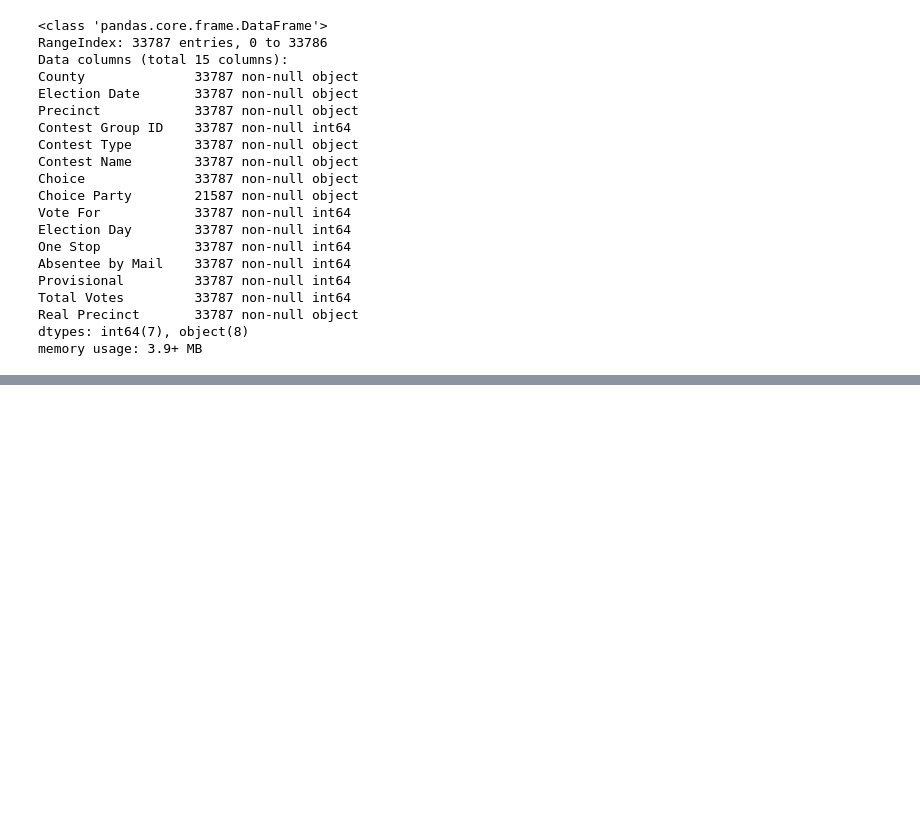
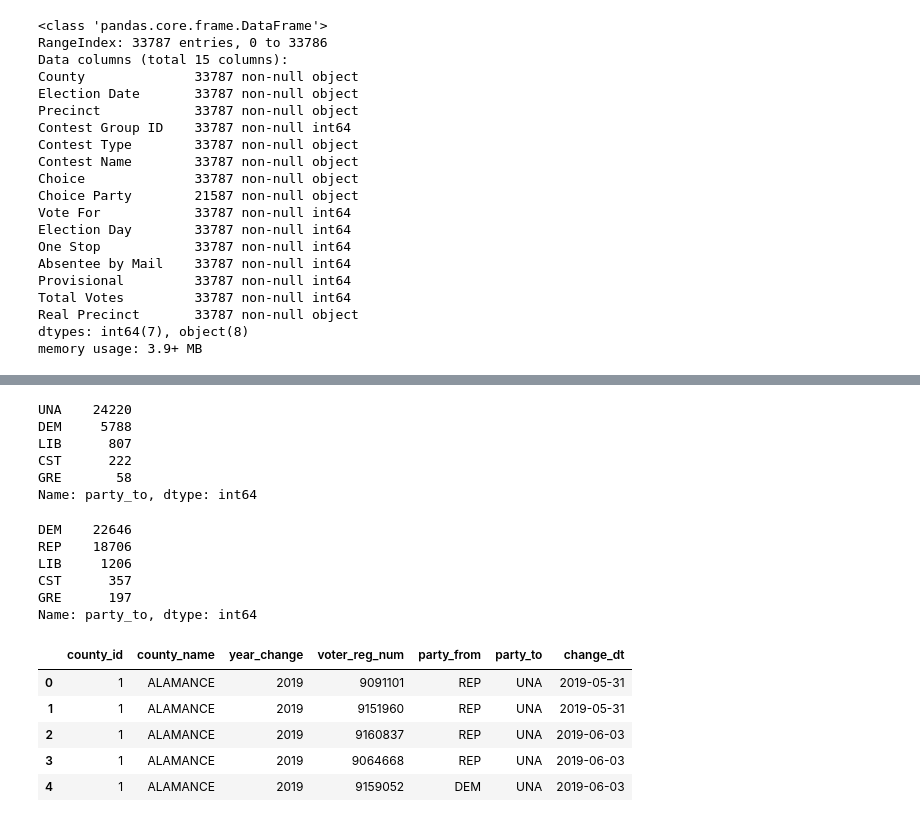
Before and after one commit to StevenDye/NC-Predicting-Political-Party-Changes, a Jupyter notebook: Master_Notebook.ipynb, the cells around one changed output, grey strips where cells are left out. Cells and saved outputs as stored; diff of their text form; code cells hidden in the pictures; blank space fills up the shorter version.

```diff
--- a/Master_Notebook.ipynb
+++ b/Master_Notebook.ipynb
@@ -127,0 +208,9 @@ memory usage: 3.9+ MB
+# %%
+df_rep.party_to.value_counts()
+# %% [output]
+UNA    24220
+DEM     5788
+LIB      807
+CST      222
+GRE       58
+Name: party_to, dtype: int64
@@ -127,0 +219,9 @@ memory usage: 3.9+ MB
+# %%
+df_una.party_to.value_counts()
+# %% [output]
+DEM    22646
+REP    18706
+LIB     1206
+CST      357
+GRE      197
+Name: party_to, dtype: int64
@@ -127,0 +233,9 @@ memory usage: 3.9+ MB
+# %%
+df.head()
+# %% [output]
+|  | county_id | county_name | year_change | voter_reg_num | party_from | party_to | change_dt |
+| 0 | 1 | ALAMANCE | 2019 | 9091101 | REP | UNA | 2019-05-31 |
+| 1 | 1 | ALAMANCE | 2019 | 9151960 | REP | UNA | 2019-05-31 |
+| 2 | 1 | ALAMANCE | 2019 | 9160837 | REP | UNA | 2019-06-03 |
+| 3 | 1 | ALAMANCE | 2019 | 9064668 | REP | UNA | 2019-06-03 |
+| 4 | 1 | ALAMANCE | 2019 | 9159052 | DEM | UNA | 2019-06-03 |
```
Also changed, not shown: parts of 25 cells of this notebook.
